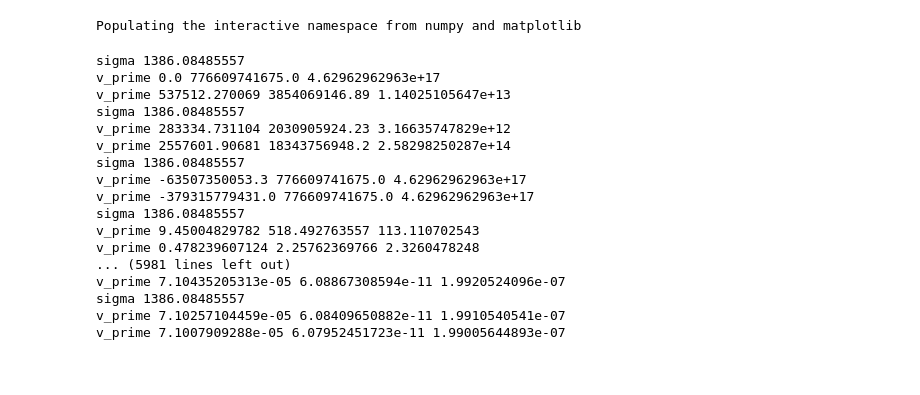
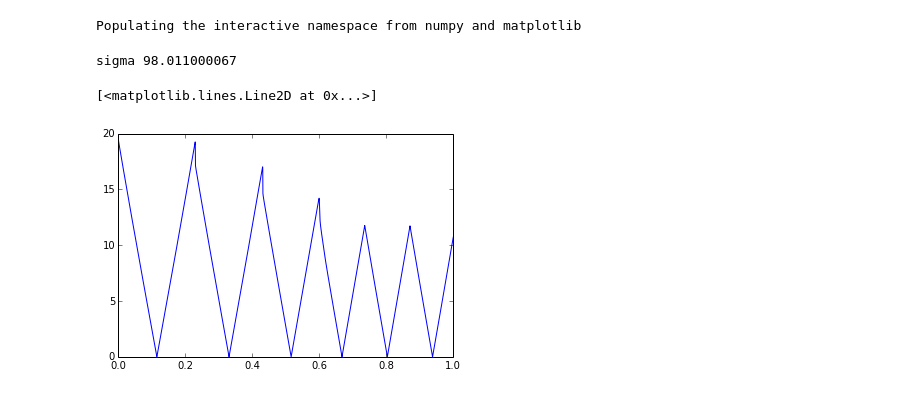
Before and after one commit to MariaFda/BlackHole, a Jupyter notebook: code/TM.ipynb, the cells around one changed output. Saved outputs shown, nothing was run; the diff lists cells and outputs as text; code cells hidden in the pictures.

```diff
--- a/code/TM.ipynb
+++ b/code/TM.ipynb
@@ -204,24 +224,32 @@ def func_v_prime(t, r, v, m_bh, m_dot, rho_gas, rho_dm, sigma):
 # %%
+t_vir = func_virial_temperature(mhalo=dm_halo_mass)
+sigma = func_sigma_halo(mhalo=dm_halo_mass)
+print "sigma", sigma
+sound_speed = func_sound_speed(t_vir)
 trunc_radius = func_trunc_radius(bh_mass=m[0],mhalo=dm_halo_mass)
-rho_dm = func_rho_dm(r[0], mhalo=dm_halo_mass, rdm_trunc=trunc_radius)
-rho_gas = func_rho_gas(r[0], rgas_trunc=trunc_radius, mhalo=dm_halo_mass, conc=CONC)
-m_dot[0] = func_m_prime(t[0],r[0], v[0], m[0], rho_gas, rho_dm)
+rho_dm = func_rho_dm(abs(r[0]), mhalo=dm_halo_mass, rdm_trunc=trunc_radius)
+rho_gas = func_rho_gas(abs(r[0]), rgas_trunc=trunc_radius, mhalo=dm_halo_mass, conc=CONC)
+m_dot[0] = func_m_prime(t[0],r[0], v[0], m[0], rho_gas, sound_speed)
 
 for i in range(1,n_points):
 
     #get the first derivatives
     t_vir = func_virial_temperature(mhalo=dm_halo_mass)
     sigma = func_sigma_halo(mhalo=dm_halo_mass)
-    print "sigma", sigma
+    r_halo = func_rhalo(mhalo=dm_halo_mass)
+#    print "sigma", sigma, r[i-1]
     sound_speed = func_sound_speed(t_vir)
 
     trunc_radius = func_trunc_radius(bh_mass=m[i-1],mhalo=dm_halo_mass)
-    rho_dm = func_rho_dm(r[i-1], mhalo=dm_halo_mass, rdm_trunc=trunc_radius)
-    rho_gas = func_rho_gas(r[i-1], rgas_trunc=trunc_radius, mhalo=dm_halo_mass, conc=CONC)
+    rho_dm = func_rho_dm(abs(r[i-1]), mhalo=dm_halo_mass, rdm_trunc=trunc_radius)
+    rho_gas = func_rho_gas(abs(r[i-1]), rgas_trunc=trunc_radius, mhalo=dm_halo_mass, conc=CONC)
+    mass_dm = func_dm_mass(abs(r[i-1]), mhalo=dm_halo_mass, rhalo=r_halo, conc=CONC)
+    mass_gas = func_gas_mass(abs(r[i-1]), mhalo=dm_halo_mass, conc=CONC)
+
 
     r_prime = func_r_prime(t[i-1],r[i-1], v[i-1])
-    m_prime = func_m_prime(t[i-1],r[i-1], v[i-1], m[i-1],rho_gas, sound_speed)
-    v_prime = func_v_prime(t[i-1],r[i-1], v[i-1], m[i-1], m_prime, rho_gas, rho_dm, sigma)
+    m_prime = func_m_prime(t[i-1],r[i-1], v[i-1], m[i-1], rho_gas, sound_speed)
+    v_prime = func_v_prime(t[i-1],r[i-1], v[i-1], m[i-1], m_prime, mass_gas, mass_dm, rho_dm, rho_gas, sigma)
 
     #from this estimation move to the middle point
     t_middle = t[i-1] + (h/2.0)
@@ -231,11 +259,15 @@ for i in range(1,n_points):
 
     #compute the derivatives at the middle point
     trunc_radius = func_trunc_radius(bh_mass=m[i-1],mhalo=dm_halo_mass)
-    rho_dm_middle = func_rho_dm(r_middle, mhalo=dm_halo_mass, rdm_trunc=trunc_radius)
-    rho_gas_middle = func_rho_gas(r_middle, rgas_trunc=trunc_radius, mhalo=dm_halo_mass, conc=CONC)
+    rho_dm_middle = func_rho_dm(abs(r_middle), mhalo=dm_halo_mass, rdm_trunc=trunc_radius)
+    rho_gas_middle = func_rho_gas(abs(r_middle), rgas_trunc=trunc_radius, mhalo=dm_halo_mass, conc=CONC)
+    mass_dm_middle = func_dm_mass(abs(r_middle), mhalo=dm_halo_mass, rhalo=r_halo, conc=CONC)
+    mass_gas_middle = func_gas_mass(abs(r_middle), mhalo=dm_halo_mass, conc=CONC)
+
     r_middle_prime = func_r_prime(t_middle, r_middle, v_middle)
-    m_middle_prime = func_m_prime(t_middle, r_middle, v_middle, m_middle, rho_gas_middle, rho_dm_middle)
-    v_middle_prime = func_v_prime(t_middle, r_middle, v_middle, m_middle, m_middle_prime, rho_gas_middle, rho_dm_middle, sigma)
+    m_middle_prime = func_m_prime(t_middle, r_middle, v_middle, m_middle, rho_gas_middle, sound_speed)
+    v_middle_prime = func_v_prime(t_middle, r_middle, v_middle, m_middle, m_middle_prime, mass_gas_middle, mass_dm_middle,\
+                                  rho_dm_middle, rho_gas_middle, sigma)
 
 
     t[i] = t[i-1] + h
@@ -245,20 +277,10 @@ for i in range(1,n_points):
     m_dot[i] = m_middle_prime
     #print "accretion", m_middle_prime, v_prime, v_middle_prime, r[i]
 # %% [output]
-sigma 1386.08485557
-v_prime 0.0 776609741675.0 4.62962962963e+17
-v_prime 537512.270069 3854069146.89 1.14025105647e+13
-sigma 1386.08485557
-v_prime 283334.731104 2030905924.23 3.16635747829e+12
-v_prime 2557601.90681 18343756948.2 2.58298250287e+14
-sigma 1386.08485557
-v_prime -63507350053.3 776609741675.0 4.62962962963e+17
-v_prime -379315779431.0 776609741675.0 4.62962962963e+17
-sigma 1386.08485557
-v_prime 9.45004829782 518.492763557 113.110702543
-v_prime 0.478239607124 2.25762369766 2.3260478248
-... (5981 lines left out)
-v_prime 7.10435205313e-05 6.08867308594e-11 1.9920524096e-07
-sigma 1386.08485557
-v_prime 7.10257104459e-05 6.08409650882e-11 1.9910540541e-07
-v_prime 7.1007909288e-05 6.07952451723e-11 1.99005644893e-07
+sigma 98.011000067
+# %%
+#plot(t,abs(m))
+plot(t, abs(v))
+# %% [output]
+[<matplotlib.lines.Line2D at 0x...>]
+[figure, added]
```
Also changed, not shown: parts of 7 cells of this notebook.
